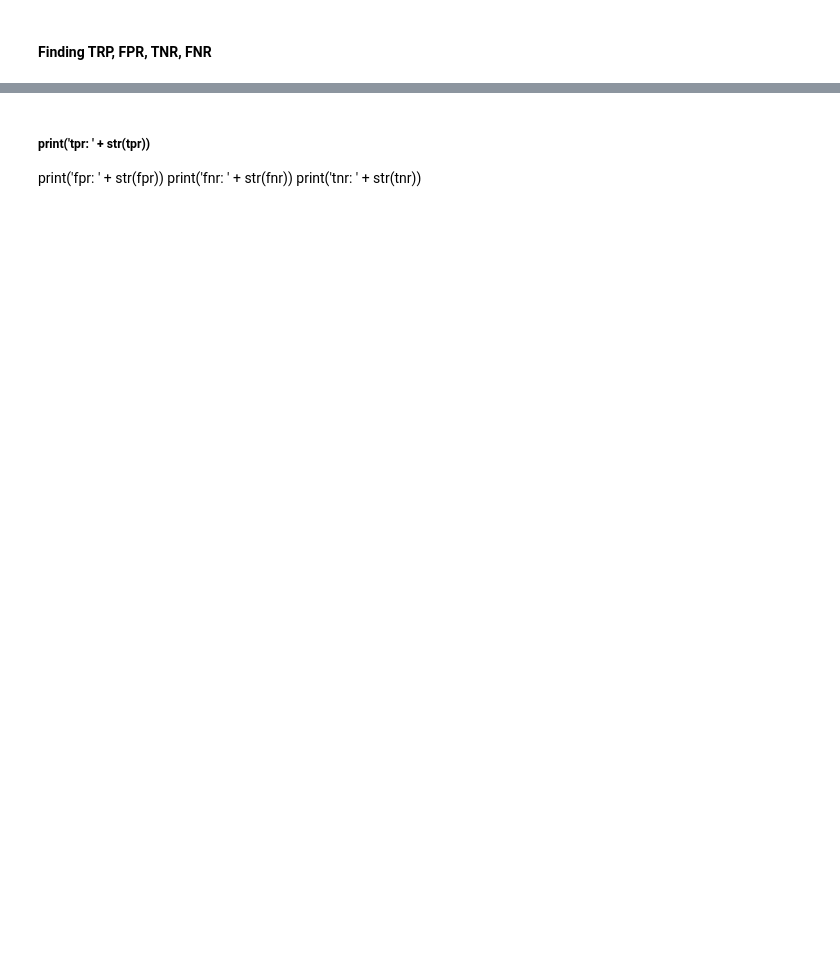
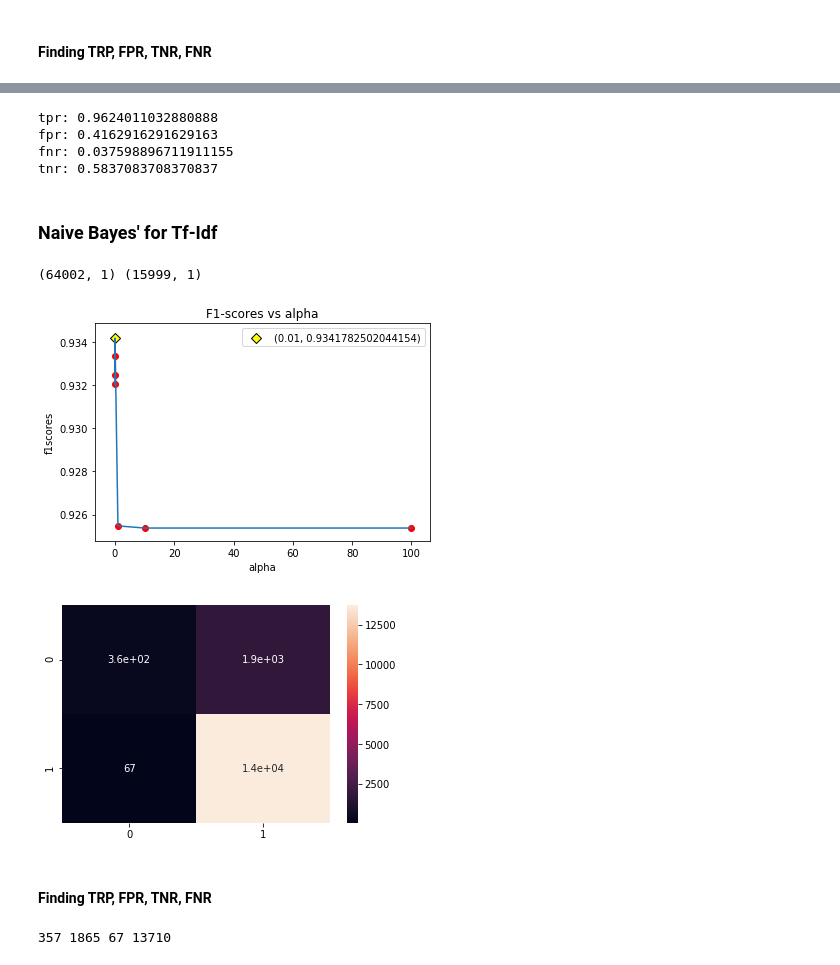
Before and after one commit to krishnakrmahto/Applied-AI-Course-Assignments, a Jupyter notebook: Naive_Bayes/NB_on_Amazon_food_reviews.ipynb, the cells around one changed output, grey strips where cells are left out. Drawn from its saved outputs; the diff is of its cells as text; code cells hidden in the pictures; blank space fills up the shorter version.

```diff
--- a/Naive_Bayes/NB_on_Amazon_food_reviews.ipynb
+++ b/Naive_Bayes/NB_on_Amazon_food_reviews.ipynb
@@ -382,8 +434,30 @@ tpr = tp/(tp+fn) # true_positive_predicted per acutal_positive
 fpr = fp/(tn+fp) # false_positive_predicted per actual_negative
 fnr = fn/(tp+fn) # false_negative_prediceted per actual_positive
 tnr = tn/(tn+fp) # true_negative_predicted per actual_negative
-# %% [markdown]
-##### print('tpr: ' + str(tpr))
-print('fpr: ' + str(fpr))
-print('fnr: ' + str(fnr))
-print('tnr: ' + str(tnr))
+# %%
+print('tpr: ' + str(tpr))
+print('fpr: ' + str(fpr))
+print('fnr: ' + str(fnr))
+print('tnr: ' + str(tnr))
+# %% [output]
+tpr: 0.9624011032880888
+fpr: 0.4162916291629163
+fnr: 0.037598896711911155
+tnr: 0.5837083708370837
+# %% [markdown]
+### Naive Bayes' for Tf-Idf
+# %%
+X_cv_tfidf = tfidf_vectorizer.transform(X_cv.ravel())
+X_test_tfidf = tfidf_vectorizer.transform(X_test.ravel())
+# %%
+print(y_train.shape, y_cv.shape)
+# %% [output]
+(64002, 1) (15999, 1)
+# %%
+nb_model = tune_alpha(alphas = [0.00001, 0.0001, 0.001, 0.01, 1, 10, 100], \
+                   X_train = X_train_tfidf, y_train = y_train, X_cv = X_cv_tfidf, y_cv = y_cv, save_name = 'tfidf')
+# %% [output]
+[figure, added]
+[figure, added]
+# %% [markdown]
+#### Finding TRP, FPR, TNR, FNR
@@ -389,0 +470,4 @@ print('tnr: ' + str(tnr))
+# %%
+print(tn, fp, fn, tp)
+# %% [output]
+357 1865 67 13710
```
Also changed, not shown: parts of 29 cells of this notebook.
